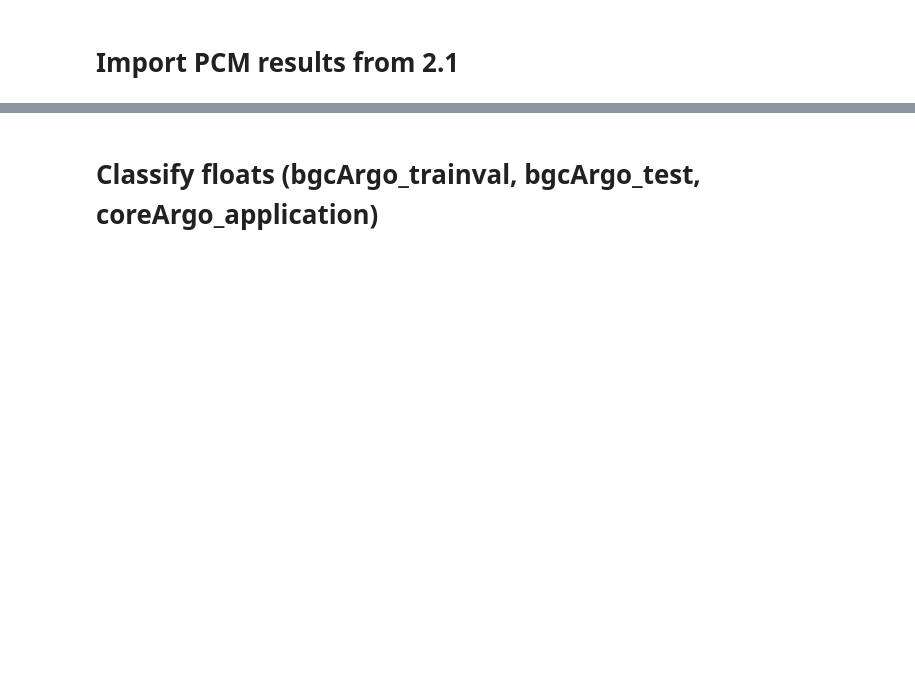
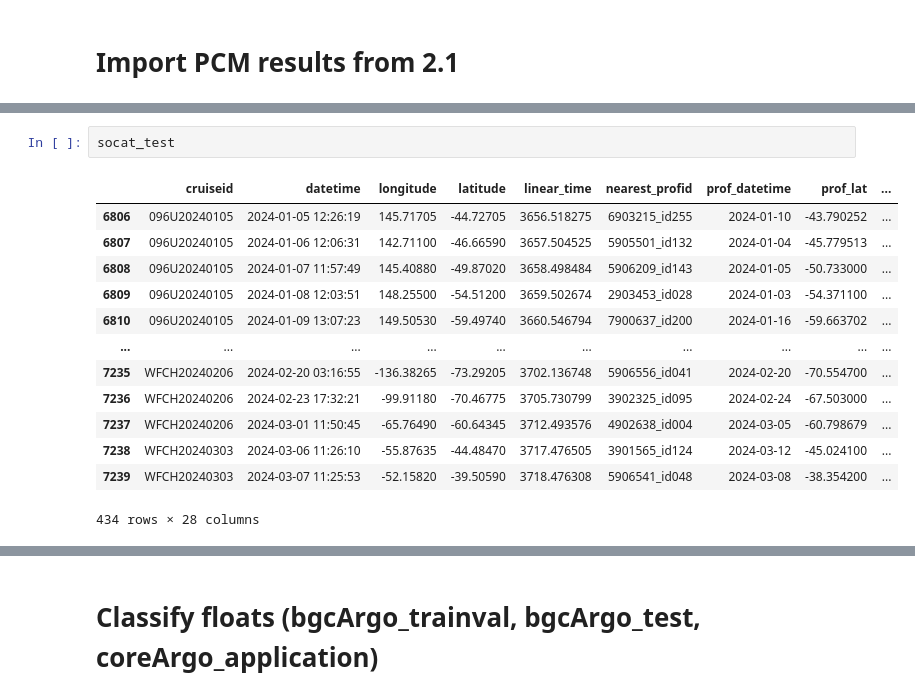
Before and after one commit to song-sangmin/CRUSOE-SOCarbon, a Jupyter notebook: src/2.2_PCM_classify_P1processed_bgcArgo_socat.ipynb, the cells around one changed output, grey strips where cells are left out. Saved outputs shown, nothing was run; the diff lists cells and outputs as text; blank space fills up the shorter version.

```diff
--- a/src/2.2_PCM_classify_P1processed_bgcArgo_socat.ipynb
+++ b/src/2.2_PCM_classify_P1processed_bgcArgo_socat.ipynb
@@ -122,3 +161,19 @@ Returned [bgcArgo_trainval(2014-2023), bgcArgo_test(2024), socat_trainval(2014-2
+# %%
+socat_test
+# %% [output]
+|  | cruiseid | datetime | longitude | latitude | linear_time | nearest_profid | prof_datetime | prof_lat | ... |
+| 6806 | 096U20240105 | 2024-01-05 12:26:19 | 145.71705 | -44.72705 | 3656.518275 | 6903215_id255 | 2024-01-10 | -43.790252 | ... |
+| 6807 | 096U20240105 | 2024-01-06 12:06:31 | 142.71100 | -46.66590 | 3657.504525 | 5905501_id132 | 2024-01-04 | -45.779513 | ... |
+| 6808 | 096U20240105 | 2024-01-07 11:57:49 | 145.40880 | -49.87020 | 3658.498484 | 5906209_id143 | 2024-01-05 | -50.733000 | ... |
+| 6809 | 096U20240105 | 2024-01-08 12:03:51 | 148.25500 | -54.51200 | 3659.502674 | 2903453_id028 | 2024-01-03 | -54.371100 | ... |
+| 6810 | 096U20240105 | 2024-01-09 13:07:23 | 149.50530 | -59.49740 | 3660.546794 | 7900637_id200 | 2024-01-16 | -59.663702 | ... |
+| ... | ... | ... | ... | ... | ... | ... | ... | ... | ... |
+| 7235 | WFCH20240206 | 2024-02-20 03:16:55 | -136.38265 | -73.29205 | 3702.136748 | 5906556_id041 | 2024-02-20 | -70.554700 | ... |
+| 7236 | WFCH20240206 | 2024-02-23 17:32:21 | -99.91180 | -70.46775 | 3705.730799 | 3902325_id095 | 2024-02-24 | -67.503000 | ... |
+| 7237 | WFCH20240206 | 2024-03-01 11:50:45 | -65.76490 | -60.64345 | 3712.493576 | 4902638_id004 | 2024-03-05 | -60.798679 | ... |
+| 7238 | WFCH20240303 | 2024-03-06 11:26:10 | -55.87635 | -44.48470 | 3717.476505 | 3901565_id124 | 2024-03-12 | -45.024100 | ... |
+| 7239 | WFCH20240303 | 2024-03-07 11:25:53 | -52.15820 | -39.50590 | 3718.476308 | 5906541_id048 | 2024-03-08 | -38.354200 | ... |
+434 rows × 28 columns
 # %%
 PCM_finder
 # %% [output]
```
Also changed, not shown: parts of 17 cells of this notebook, 19 other files.
